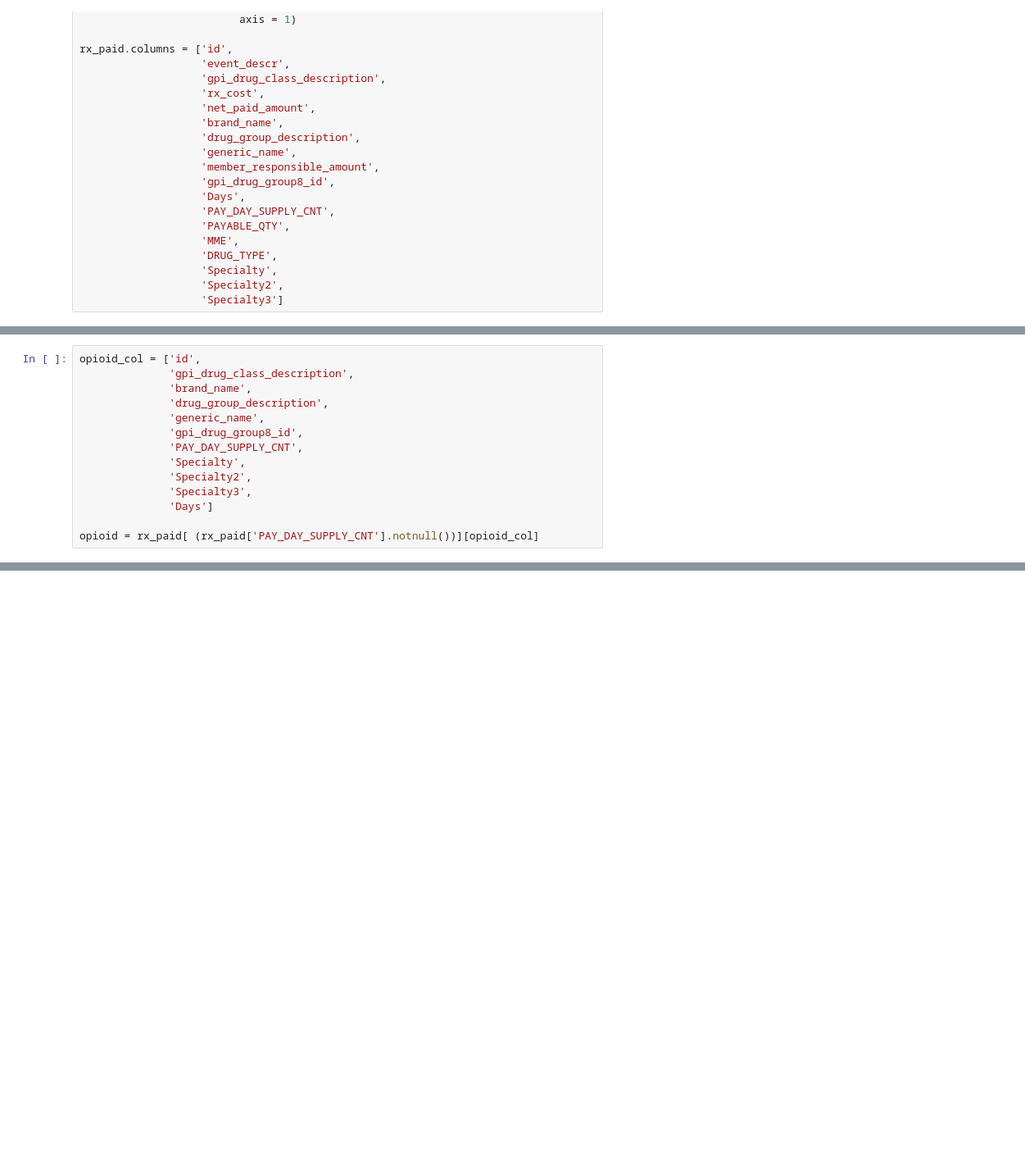
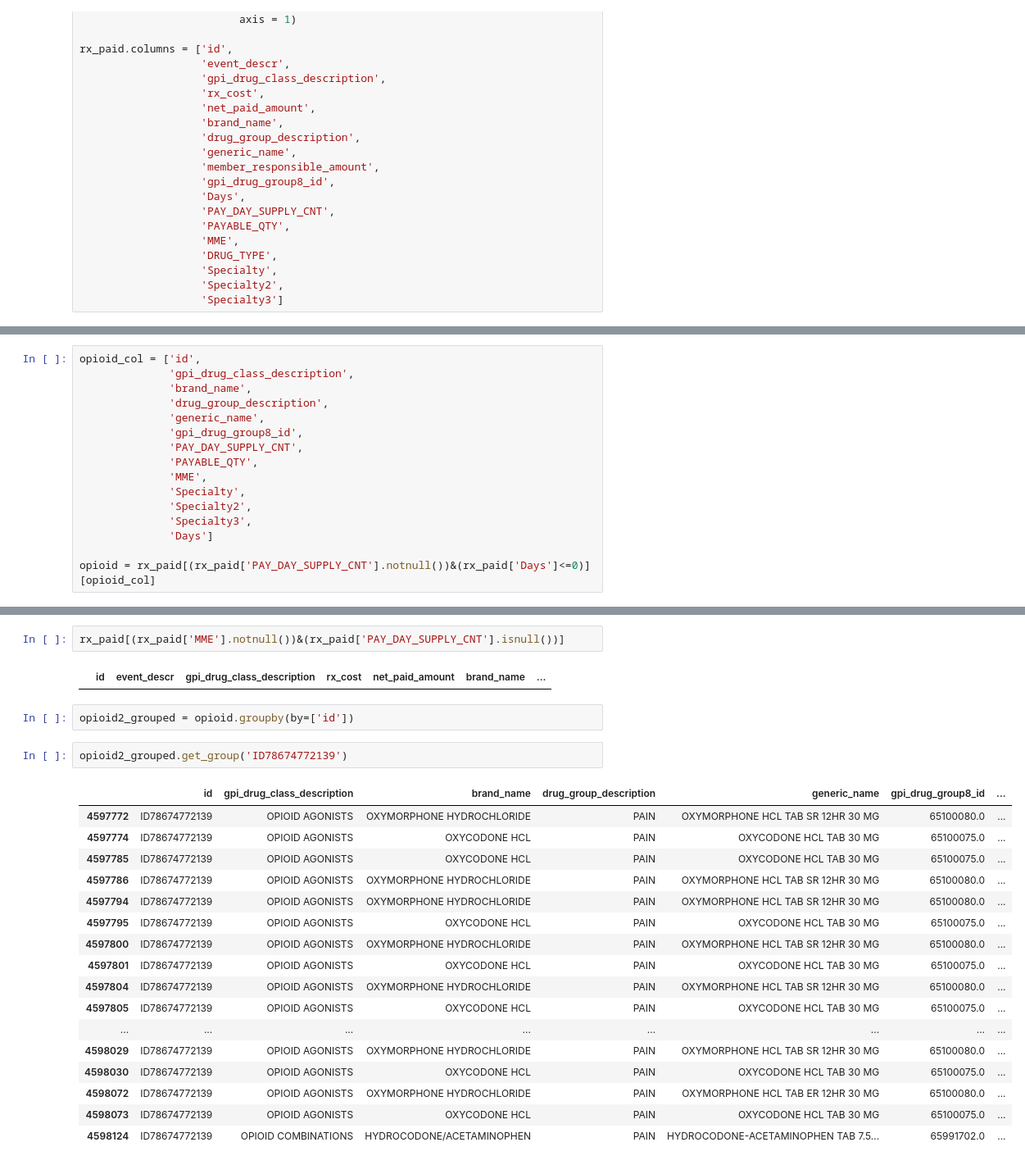
Before and after one commit to chenson2018/Humana-Mays-Competition, a Jupyter notebook: Matthew Features Exploration.ipynb, the cells around one changed output, grey strips where cells are left out. Shown at 82% size. Drawn from its saved outputs; the diff is of its cells as text; blank space fills up the shorter version.

```diff
--- a/Matthew Features Exploration.ipynb
+++ b/Matthew Features Exploration.ipynb
@@ -60,9 +81,11 @@ opioid_col = ['id',
               'generic_name',
               'gpi_drug_group8_id',
               'PAY_DAY_SUPPLY_CNT',
+              'PAYABLE_QTY',
+              'MME',
               'Specialty',
               'Specialty2',
               'Specialty3',
               'Days']
 
-opioid = rx_paid[ (rx_paid['PAY_DAY_SUPPLY_CNT'].notnull())][opioid_col]
+opioid = rx_paid[(rx_paid['PAY_DAY_SUPPLY_CNT'].notnull())&(rx_paid['Days']<=0)][opioid_col]
@@ -145,0 +167,26 @@ OXY.head()
+# %%
+rx_paid[(rx_paid['MME'].notnull())&(rx_paid['PAY_DAY_SUPPLY_CNT'].isnull())]
+# %% [output]
+|  | id | event_descr | gpi_drug_class_description | rx_cost | net_paid_amount | brand_name | ... |
+# %%
+opioid2_grouped = opioid.groupby(by=['id'])
+# %%
+opioid2_grouped.get_group('ID78674772139')
+# %% [output]
+|  | id | gpi_drug_class_description | brand_name | drug_group_description | generic_name | gpi_drug_group8_id | ... |
+| 4597772 | ID78674772139 | OPIOID AGONISTS | OXYMORPHONE HYDROCHLORIDE | PAIN | OXYMORPHONE HCL TAB SR 12HR 30 MG | 65100080.0 | ... |
+| 4597774 | ID78674772139 | OPIOID AGONISTS | OXYCODONE HCL | PAIN | OXYCODONE HCL TAB 30 MG | 65100075.0 | ... |
+| 4597785 | ID78674772139 | OPIOID AGONISTS | OXYCODONE HCL | PAIN | OXYCODONE HCL TAB 30 MG | 65100075.0 | ... |
+| 4597786 | ID78674772139 | OPIOID AGONISTS | OXYMORPHONE HYDROCHLORIDE | PAIN | OXYMORPHONE HCL TAB SR 12HR 30 MG | 65100080.0 | ... |
+| 4597794 | ID78674772139 | OPIOID AGONISTS | OXYMORPHONE HYDROCHLORIDE | PAIN | OXYMORPHONE HCL TAB SR 12HR 30 MG | 65100080.0 | ... |
+| 4597795 | ID78674772139 | OPIOID AGONISTS | OXYCODONE HCL | PAIN | OXYCODONE HCL TAB 30 MG | 65100075.0 | ... |
+| 4597800 | ID78674772139 | OPIOID AGONISTS | OXYMORPHONE HYDROCHLORIDE | PAIN | OXYMORPHONE HCL TAB SR 12HR 30 MG | 65100080.0 | ... |
+| 4597801 | ID78674772139 | OPIOID AGONISTS | OXYCODONE HCL | PAIN | OXYCODONE HCL TAB 30 MG | 65100075.0 | ... |
+| 4597804 | ID78674772139 | OPIOID AGONISTS | OXYMORPHONE HYDROCHLORIDE | PAIN | OXYMORPHONE HCL TAB SR 12HR 30 MG | 65100080.0 | ... |
+| 4597805 | ID78674772139 | OPIOID AGONISTS | OXYCODONE HCL | PAIN | OXYCODONE HCL TAB 30 MG | 65100075.0 | ... |
+| ... | ... | ... | ... | ... | ... | ... | ... |
+| 4598029 | ID78674772139 | OPIOID AGONISTS | OXYMORPHONE HYDROCHLORIDE | PAIN | OXYMORPHONE HCL TAB SR 12HR 30 MG | 65100080.0 | ... |
+| 4598030 | ID78674772139 | OPIOID AGONISTS | OXYCODONE HCL | PAIN | OXYCODONE HCL TAB 30 MG | 65100075.0 | ... |
+| 4598072 | ID78674772139 | OPIOID AGONISTS | OXYMORPHONE HYDROCHLORIDE | PAIN | OXYMORPHONE HCL TAB ER 12HR 30 MG | 65100080.0 | ... |
+| 4598073 | ID78674772139 | OPIOID AGONISTS | OXYCODONE HCL | PAIN | OXYCODONE HCL TAB 30 MG | 65100075.0 | ... |
+| 4598124 | ID78674772139 | OPIOID COMBINATIONS | HYDROCODONE/ACETAMINOPHEN | PAIN | HYDROCODONE-ACETAMINOPHEN TAB 7.5... | 65991702.0 | ... |
```
Also changed, not shown: parts of 77 cells of this notebook, 2 other files.
